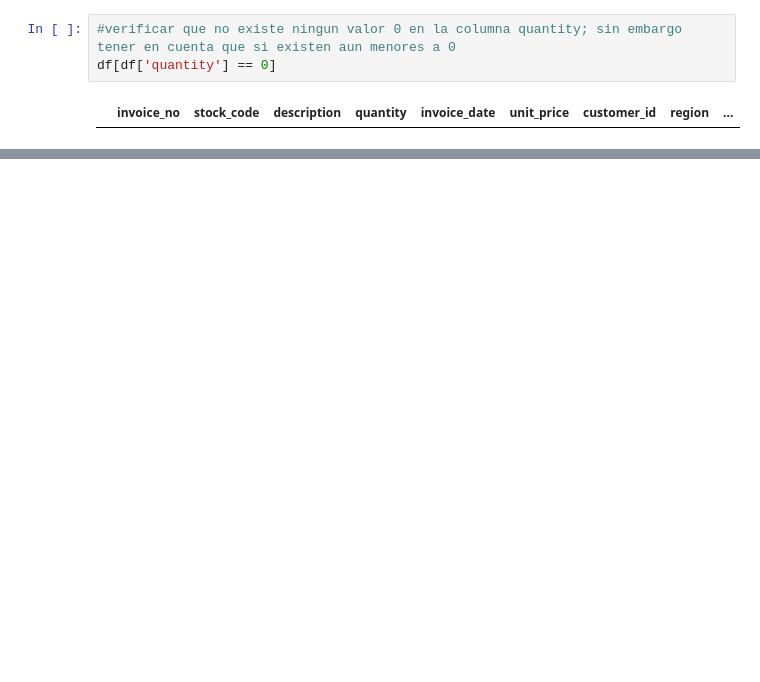
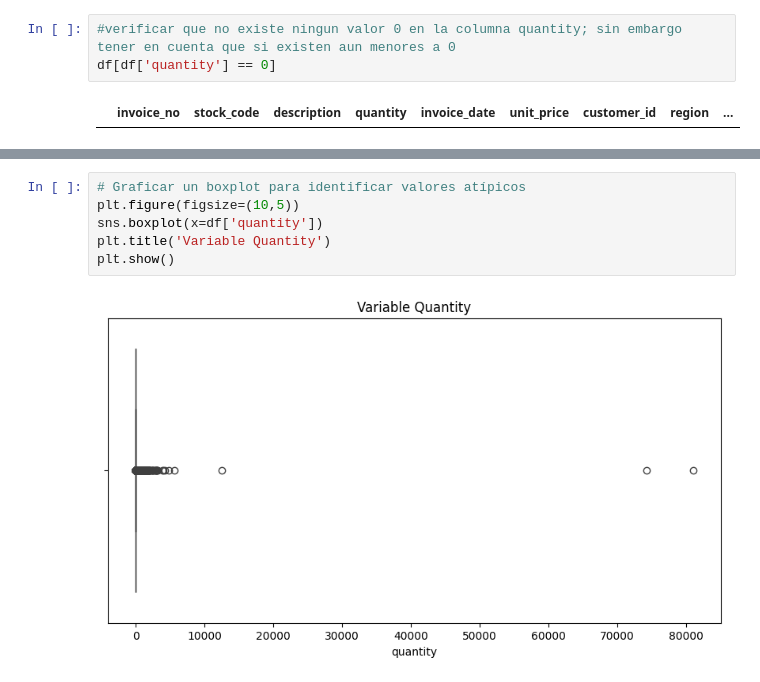
Before and after one commit to kelvin-lab/Customer-Segmentation-CLTV-Retail, a Jupyter notebook: Data/Hack-segment.ipynb, the cells around one changed output, grey strips where cells are left out. Cells and saved outputs as stored; diff of their text form; blank space fills up the shorter version.

```diff
--- a/Data/Hack-segment.ipynb
+++ b/Data/Hack-segment.ipynb
@@ -667,0 +271,8 @@ Cluster
+# %%
+# Graficar un boxplot para identificar valores atípicos
+plt.figure(figsize=(10,5))
+sns.boxplot(x=df['quantity'])
+plt.title('Variable Quantity')
+plt.show()
+# %% [output]
+[figure, added]
```
Also changed, not shown: parts of 49 cells of this notebook, 1 other file.
